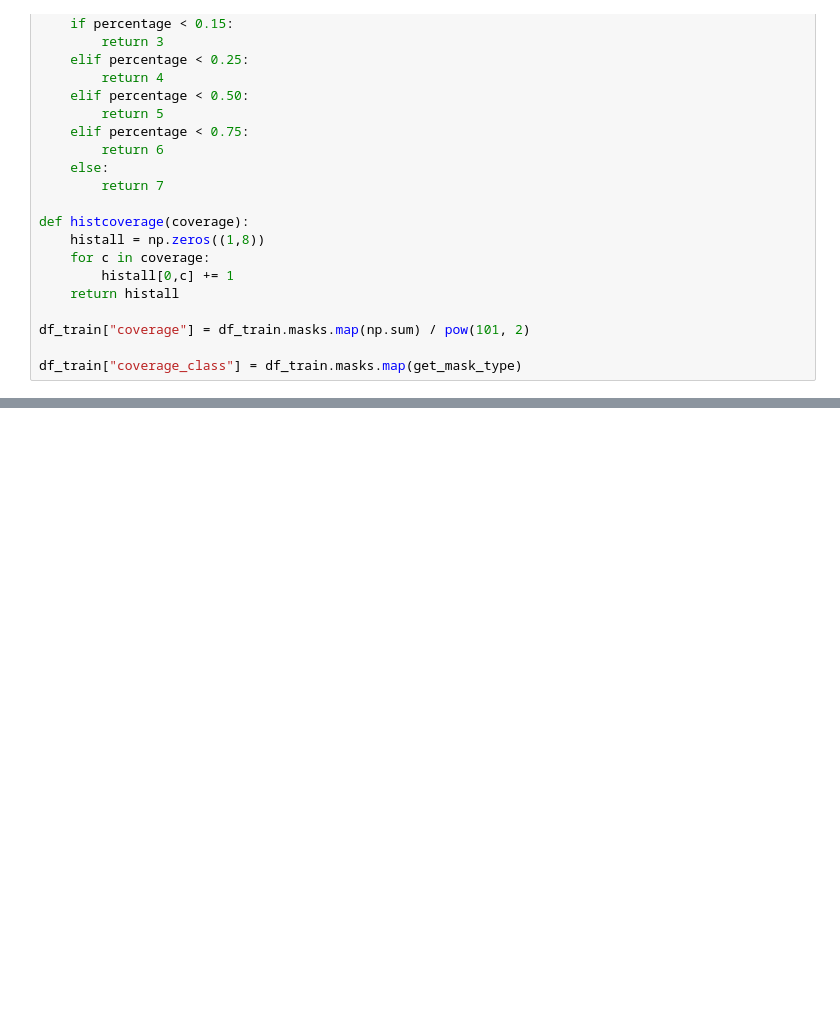
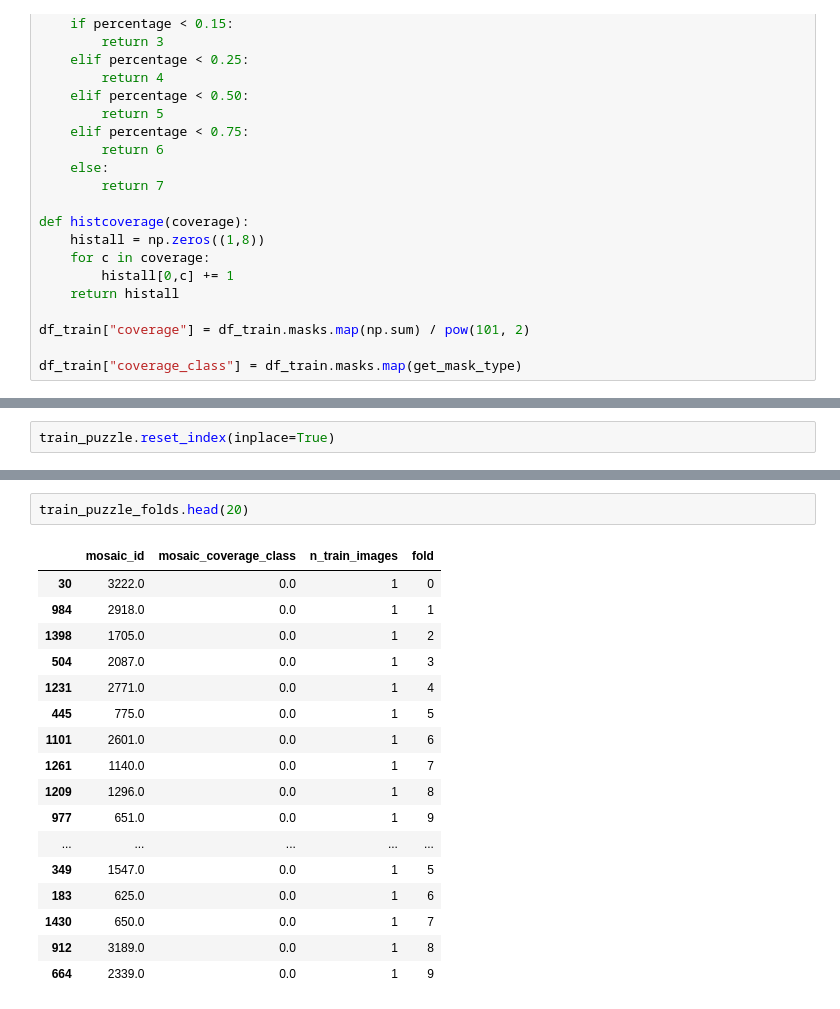
Before and after one commit to ybabakhin/kaggle_salt_bes_phalanx, a Jupyter notebook: datasets/EDA.ipynb, the cells around one changed output, grey strips where cells are left out. Drawn from its saved outputs; the diff is of its cells as text; blank space fills up the shorter version.

```diff
--- a/datasets/EDA.ipynb
+++ b/datasets/EDA.ipynb
@@ -98,0 +189,2 @@ df_train.coverage_class.value_counts()
+# %%
+train_puzzle.reset_index(inplace=True)
@@ -98,0 +247,20 @@ df_train.coverage_class.value_counts()
+# %%
+train_puzzle_folds.head(20)
+# %% [output]
+|  | mosaic_id | mosaic_coverage_class | n_train_images | fold |
+| 30 | 3222.0 | 0.0 | 1 | 0 |
+| 984 | 2918.0 | 0.0 | 1 | 1 |
+| 1398 | 1705.0 | 0.0 | 1 | 2 |
+| 504 | 2087.0 | 0.0 | 1 | 3 |
+| 1231 | 2771.0 | 0.0 | 1 | 4 |
+| 445 | 775.0 | 0.0 | 1 | 5 |
+| 1101 | 2601.0 | 0.0 | 1 | 6 |
+| 1261 | 1140.0 | 0.0 | 1 | 7 |
+| 1209 | 1296.0 | 0.0 | 1 | 8 |
+| 977 | 651.0 | 0.0 | 1 | 9 |
+| ... | ... | ... | ... | ... |
+| 349 | 1547.0 | 0.0 | 1 | 5 |
+| 183 | 625.0 | 0.0 | 1 | 6 |
+| 1430 | 650.0 | 0.0 | 1 | 7 |
+| 912 | 3189.0 | 0.0 | 1 | 8 |
+| 664 | 2339.0 | 0.0 | 1 | 9 |
```
Also changed, not shown: parts of 38 cells of this notebook, 12 other files.
